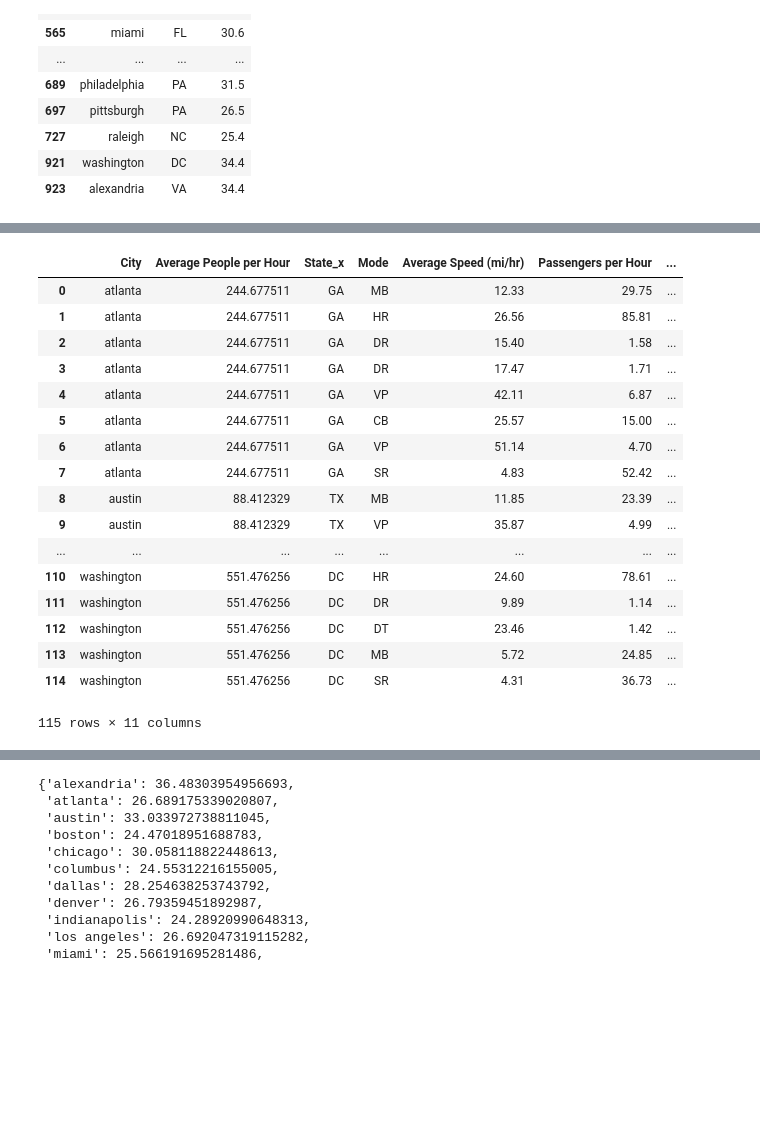
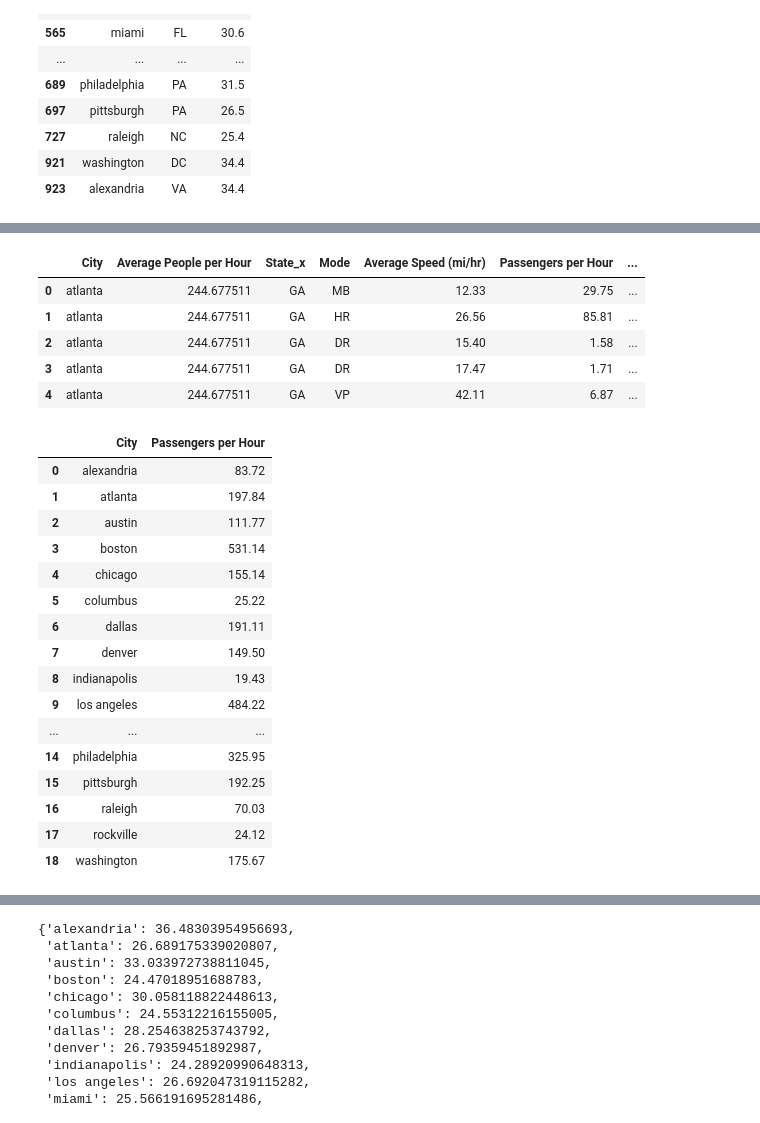
Before and after one commit to APK500/project-one, a Jupyter notebook: sara/transport1.ipynb, the cells around one changed output, grey strips where cells are left out. Saved outputs shown, nothing was run; the diff lists cells and outputs as text; code cells hidden in the pictures; blank space fills up the shorter version.

```diff
--- a/sara/transport1.ipynb
+++ b/sara/transport1.ipynb
@@ -438,35 +401,23 @@ commmuting_merged_df
 # %%
 ##Doing a merge for average number of people driving per hour (sum_driving)
 ##And the main dataframe (merged_df2) ##The values will be repeated in merged_df7
 merged_df7 = pd.merge(sum_driving_df,merged_df2,how="right")
 
 ##Do Another merge of that merge, and the average commuting time, again, values will be repeated
 merged_df9 = pd.merge(merged_df7,commmuting_merged_df, on="City",how="right")
 
 ##This is testing for the For loop
 # merged_df9[merged_df9["City"]=="atlanta"]["Minutes"][0]
 # merged_df9[merged_df9["City"]=="atlanta"]["Average People per Hour"][0]
 
-merged_df9
+merged_df9.head()
 # %% [output]
 |  | City | Average People per Hour | State_x | Mode | Average Speed (mi/hr) | Passengers per Hour | ... |
 | 0 | atlanta | 244.677511 | GA | MB | 12.33 | 29.75 | ... |
 | 1 | atlanta | 244.677511 | GA | HR | 26.56 | 85.81 | ... |
 | 2 | atlanta | 244.677511 | GA | DR | 15.40 | 1.58 | ... |
 | 3 | atlanta | 244.677511 | GA | DR | 17.47 | 1.71 | ... |
 | 4 | atlanta | 244.677511 | GA | VP | 42.11 | 6.87 | ... |
-| 5 | atlanta | 244.677511 | GA | CB | 25.57 | 15.00 | ... |
-| 6 | atlanta | 244.677511 | GA | VP | 51.14 | 4.70 | ... |
-| 7 | atlanta | 244.677511 | GA | SR | 4.83 | 52.42 | ... |
-| 8 | austin | 88.412329 | TX | MB | 11.85 | 23.39 | ... |
-| 9 | austin | 88.412329 | TX | VP | 35.87 | 4.99 | ... |
-| ... | ... | ... | ... | ... | ... | ... | ... |
-| 110 | washington | 551.476256 | DC | HR | 24.60 | 78.61 | ... |
-| 111 | washington | 551.476256 | DC | DR | 9.89 | 1.14 | ... |
-| 112 | washington | 551.476256 | DC | DT | 23.46 | 1.42 | ... |
-| 113 | washington | 551.476256 | DC | MB | 5.72 | 24.85 | ... |
-| 114 | washington | 551.476256 | DC | SR | 4.31 | 36.73 | ... |
-115 rows × 11 columns
 # %%
 ##We do not need this column
 del merged_df9["State_y"]
@@ -506,0 +456,32 @@ for index1,row1 in cities_df.iterrows():
+# %%
+#merged_df7
+#commmuting_merged_df
+sum_driving_df
+df_for_graph = merged_df2.groupby("City")
+
+sums_people_transport = pd.DataFrame(df_for_graph["Passengers per Hour"].sum())
+sums_people_transport.reset_index(level=0, inplace=True)
+sums_people_transport = sums_people_transport.rename(columns = {"index":"City"})
+sums_people_transport.head()
+
+len(sums_people_transport)
+
+sums_people_transport
+# %% [output]
+|  | City | Passengers per Hour |
+| 0 | alexandria | 83.72 |
+| 1 | atlanta | 197.84 |
+| 2 | austin | 111.77 |
+| 3 | boston | 531.14 |
+| 4 | chicago | 155.14 |
+| 5 | columbus | 25.22 |
+| 6 | dallas | 191.11 |
+| 7 | denver | 149.50 |
+| 8 | indianapolis | 19.43 |
+| 9 | los angeles | 484.22 |
+| ... | ... | ... |
+| 14 | philadelphia | 325.95 |
+| 15 | pittsburgh | 192.25 |
+| 16 | raleigh | 70.03 |
+| 17 | rockville | 24.12 |
+| 18 | washington | 175.67 |
```
Also changed, not shown: parts of 30 cells of this notebook, 14 other files.
